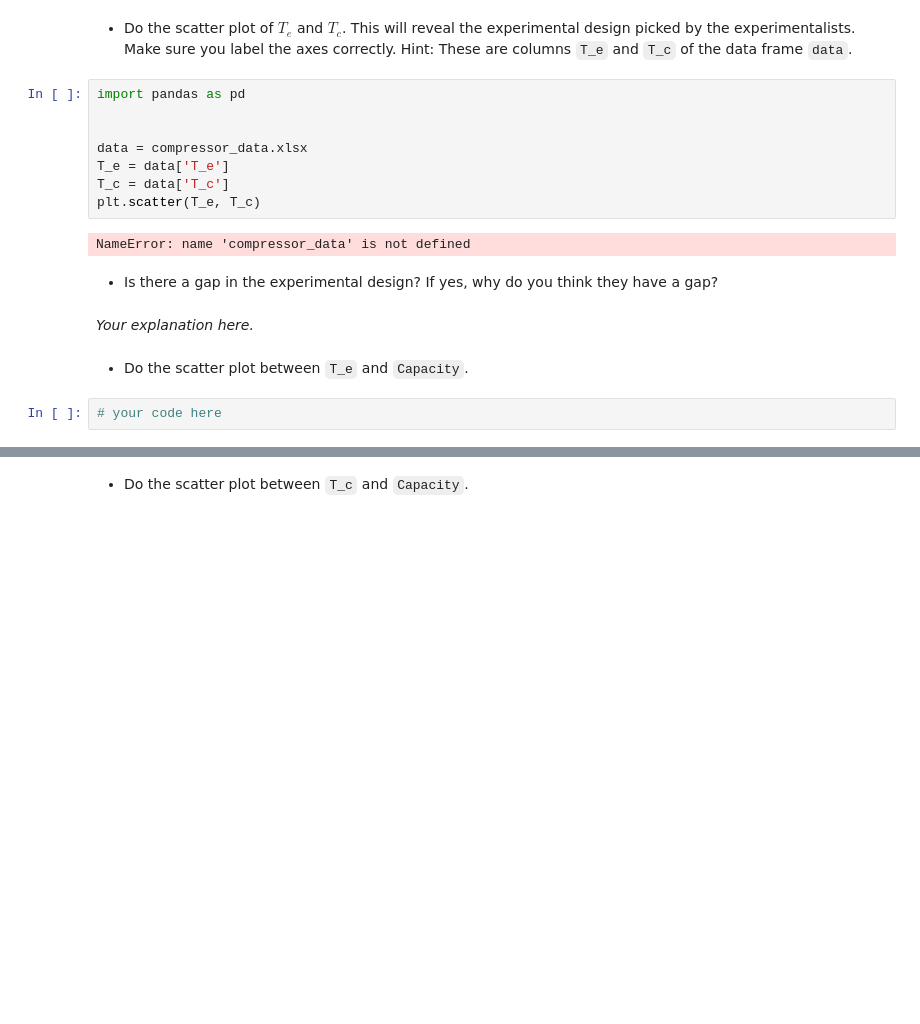
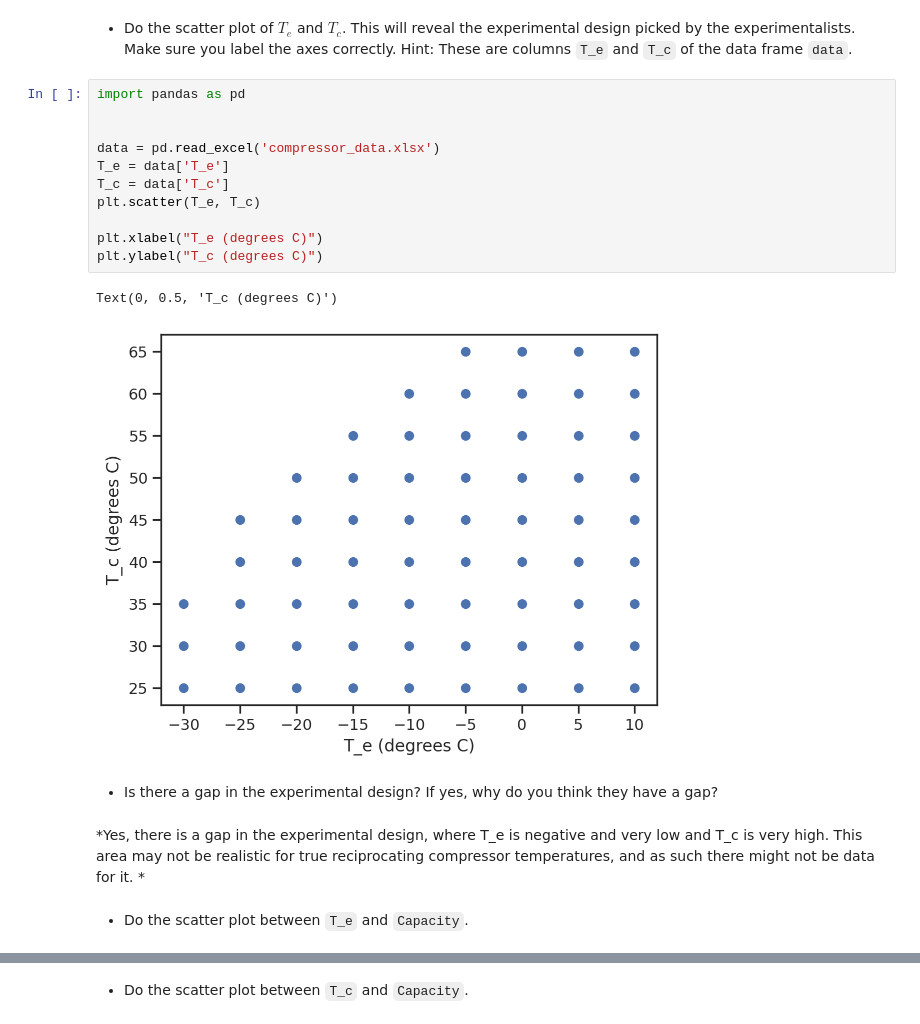
Before and after one commit to NinjaKiwi92/My-First-Repository, a Jupyter notebook: lecture04/homework_04.ipynb, the cells around one changed output, grey strips where cells are left out. Saved outputs shown, nothing was run; the diff lists cells and outputs as text; blank space fills up the shorter version.

```diff
--- a/lecture04/homework_04.ipynb
+++ b/lecture04/homework_04.ipynb
@@ -54,18 +54,20 @@ Answer the following questions.
 # %%
 import pandas as pd
 
 
-data = compressor_data.xlsx
+data = pd.read_excel('compressor_data.xlsx')
 T_e = data['T_e']
 T_c = data['T_c']
 plt.scatter(T_e, T_c)
+
+plt.xlabel("T_e (degrees C)")
+plt.ylabel("T_c (degrees C)")
 # %% [output]
-NameError: name 'compressor_data' is not defined
+Text(0, 0.5, 'T_c (degrees C)')
+[figure, added]
 # %% [markdown]
 + Is there a gap in the experimental design? If yes, why do you think they have a gap?
-# %% [markdown]
-*Your explanation here.*
+# %% [markdown]
+*Yes, there is a gap in the experimental design, where T_e is negative and very low and T_c is very high. This area may not be realistic for true reciprocating compressor temperatures, and as such there might not be data for it. *
 # %% [markdown]
 + Do the scatter plot between `T_e` and `Capacity`.
-# %%
-# your code here
```
Also changed, not shown: parts of 11 cells of this notebook.
